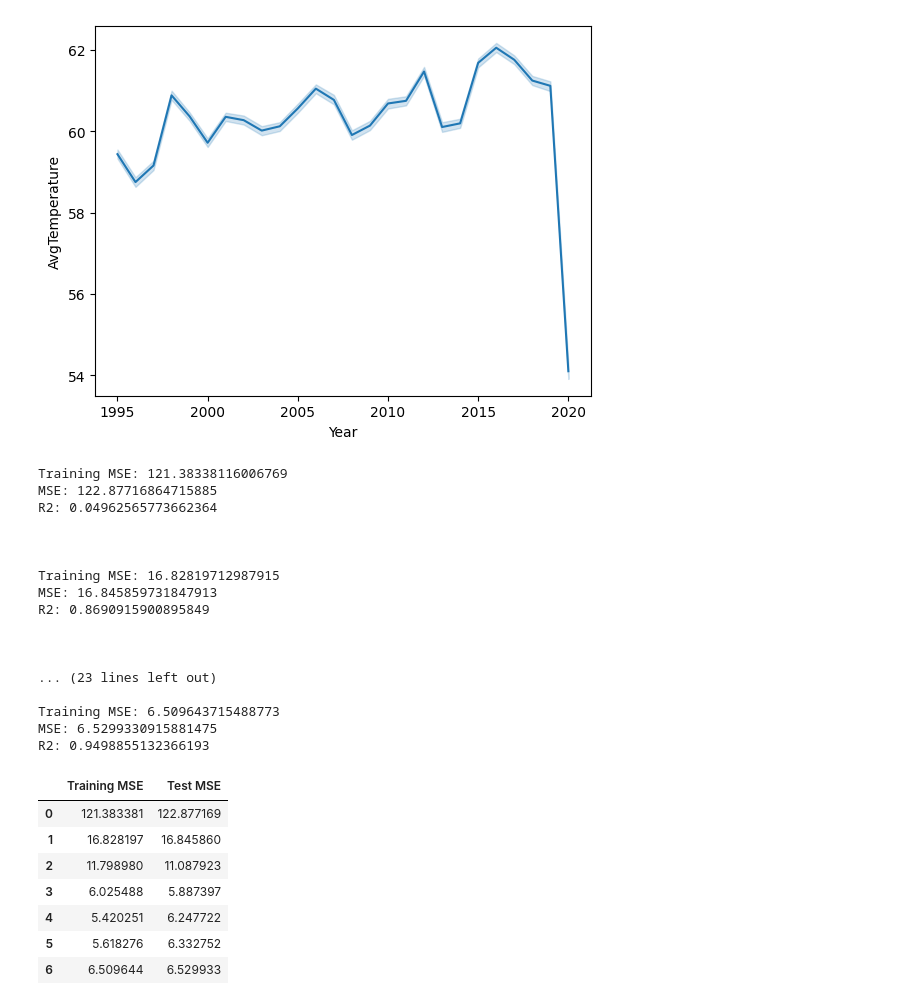
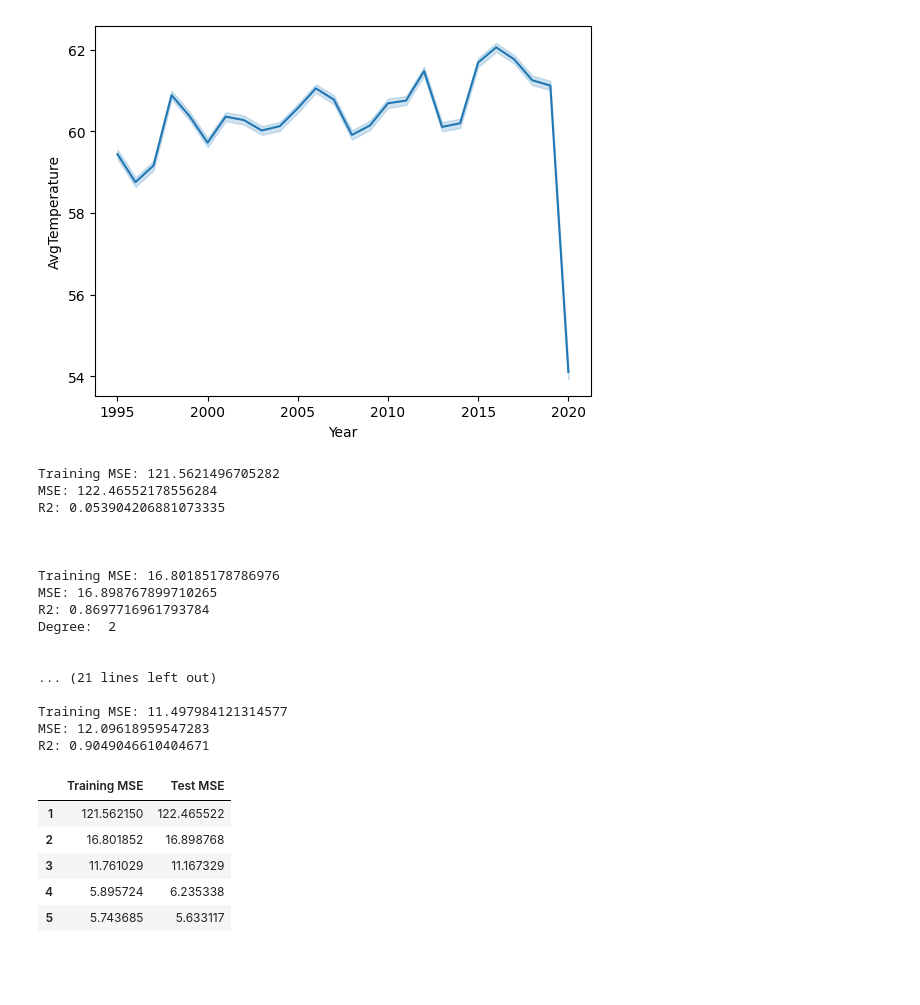
Before and after one commit to CSharpTeoMan911/TemperatureDataAnalysis, a Jupyter notebook: WeatherAnalysys.ipynb, the cells around one changed output. Cells and saved outputs as stored; diff of their text form; code cells hidden in the pictures; blank space fills up the shorter version.

```diff
--- a/WeatherAnalysys.ipynb
+++ b/WeatherAnalysys.ipynb
@@ -72,7 +70,7 @@ sb.lineplot(data=dt, x="Year", y="AvgTemperature")
 
 g_mse_comp = {"Training MSE" : [], "Test MSE": []}
 g_mse_comp_indexes = []
-g_mse_comp_c_i = 0
+g_mse_comp_c_i = 1
 
 g_r2_progression = {"Polynomial degree" : [], "R2": []}
 g_mse_progression = {"Polynomial degree" : [], "MSE": []}
@@ -84,6 +82,19 @@ r2 = None
 
 degree = 1
 global_model = None
+
+def addMetrics(t_mse, c_mse, c_r2, d_i):
+    global g_mse_comp_c_i
+    g_mse_comp["Training MSE"].append(t_mse)
+    g_mse_comp["Test MSE"].append(c_mse)
+    g_mse_comp_indexes.append(g_mse_comp_c_i)
+    g_mse_comp_c_i += 1
+
+    g_r2_progression["Polynomial degree"].append(d_i)
+    g_r2_progression["R2"].append(c_r2)
+
+    g_mse_progression["Polynomial degree"].append(d_i)
+    g_mse_progression["MSE"].append(c_mse)
 
 for i in range(1, 100):
     poly_features = preprocessing.PolynomialFeatures(degree=i, include_bias=False).fit_transform(X=tmp[["Day", "Month", "Year"]])
@@ -105,74 +116,64 @@ for i in range(1, 100):
     print("MSE:", c_mse)
     print("R2:", c_r2)
 
-
-
-    g_mse_comp["Training MSE"].append(t_mse)
-    g_mse_comp["Test MSE"].append(c_mse)
-    g_mse_comp_indexes.append(g_mse_comp_c_i)
-    g_mse_comp_c_i += 1
-
-    g_r2_progression["Polynomial degree"].append(i)
-    g_r2_progression["R2"].append(c_r2)
-
-    g_mse_progression["Polynomial degree"].append(i)
-    g_mse_progression["MSE"].append(c_mse)
-
     if mse is None and r2 is None:
+        addMetrics(t_mse, c_mse, c_r2, i)
         mse = c_mse
         r2 = c_r2
     else:
         if c_mse < mse:
+            print("Degree: ", i)
             global_model = _model
             degree = i
-            mse = c_mse
+            addMetrics(t_mse, c_mse, c_r2, i)
         elif c_r2 > r2:
+            print("Degree: ", i)
             global_model = _model
             degree = i
-            r2 = c_r2
+            addMetrics(t_mse, c_mse, c_r2)
         else:
             break
+    mse = c_mse
+    r2 = c_r2
 
 
 global_temp_model = {"x_intercept": global_model.intercept_, "Beta_Coefficients":  global_model.coef_.tolist(), "polynomial_degree": degree}
 model_file = open(file="global_temp_model.json", mode="w")
 jf = json.dump(obj=global_temp_model,fp= model_file, indent=4)
 model_file.flush()
 model_file.close()
 del(model_file)
 
 
 g_comp = pd.DataFrame(data=g_mse_comp, index=g_mse_comp_indexes)
 g_r2_prog = pd.DataFrame(data=g_r2_progression, index=g_mse_comp_indexes)
 g_mse_prog = pd.DataFrame(data=g_mse_progression, index=g_mse_comp_indexes)
 
 g_comp
 # %% [output]
-Training MSE: 121.38338116006769
-MSE: 122.87716864715885
-R2: 0.04962565773662364
+Training MSE: 121.5621496705282
+MSE: 122.46552178556284
+R2: 0.053904206881073335
 
 
 
-Training MSE: 16.82819712987915
-MSE: 16.845859731847913
-R2: 0.8690915900895849
+Training MSE: 16.80185178786976
+MSE: 16.898767899710265
+R2: 0.8697716961793784
+Degree:  2
 
 
+... (21 lines left out)
 
-... (23 lines left out)
-
-Training MSE: 6.509643715488773
-MSE: 6.5299330915881475
-R2: 0.9498855132366193
+Training MSE: 11.497984121314577
+MSE: 12.09618959547283
+R2: 0.9049046610404671
 |  | Training MSE | Test MSE |
-| 0 | 121.383381 | 122.877169 |
-| 1 | 16.828197 | 16.845860 |
-| 2 | 11.798980 | 11.087923 |
-| 3 | 6.025488 | 5.887397 |
-| 4 | 5.420251 | 6.247722 |
-| 5 | 5.618276 | 6.332752 |
-| 6 | 6.509644 | 6.529933 |
+| 1 | 121.562150 | 122.465522 |
+| 2 | 16.801852 | 16.898768 |
+| 3 | 11.761029 | 11.167329 |
+| 4 | 5.895724 | 6.235338 |
+| 5 | 5.743685 | 5.633117 |
 # %%
 ##########################################################################################
 # Comparison of the MSE in predicting training data VS testing data for the Global model #
```
Also changed, not shown: parts of 9 cells of this notebook, 2 other files.
